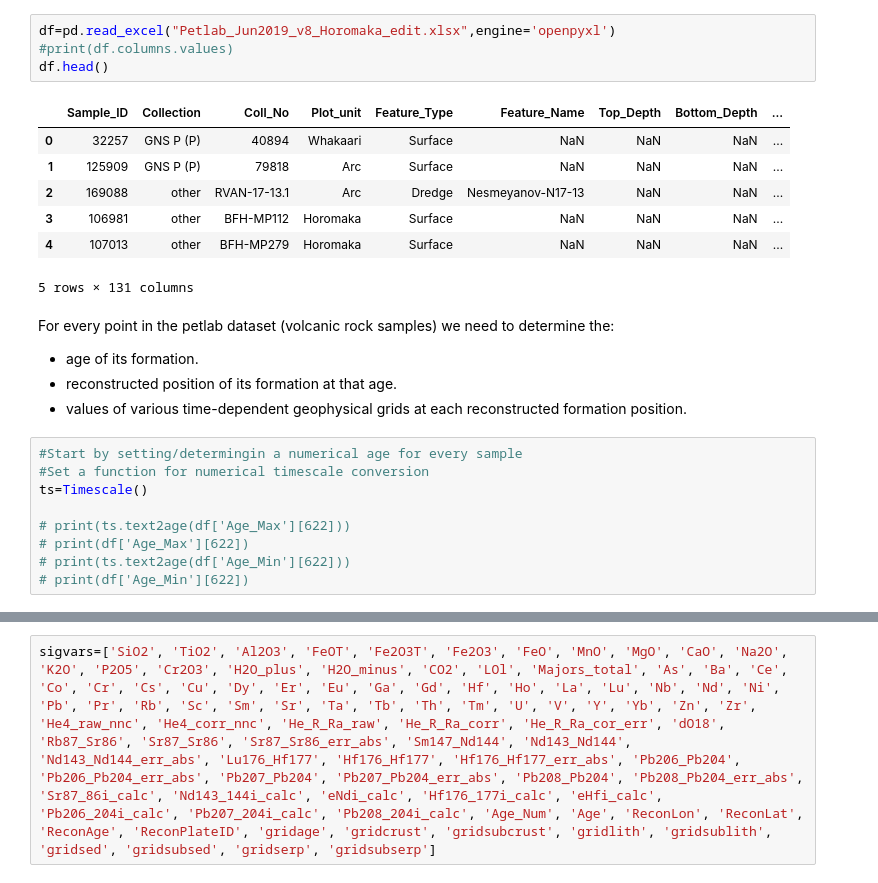
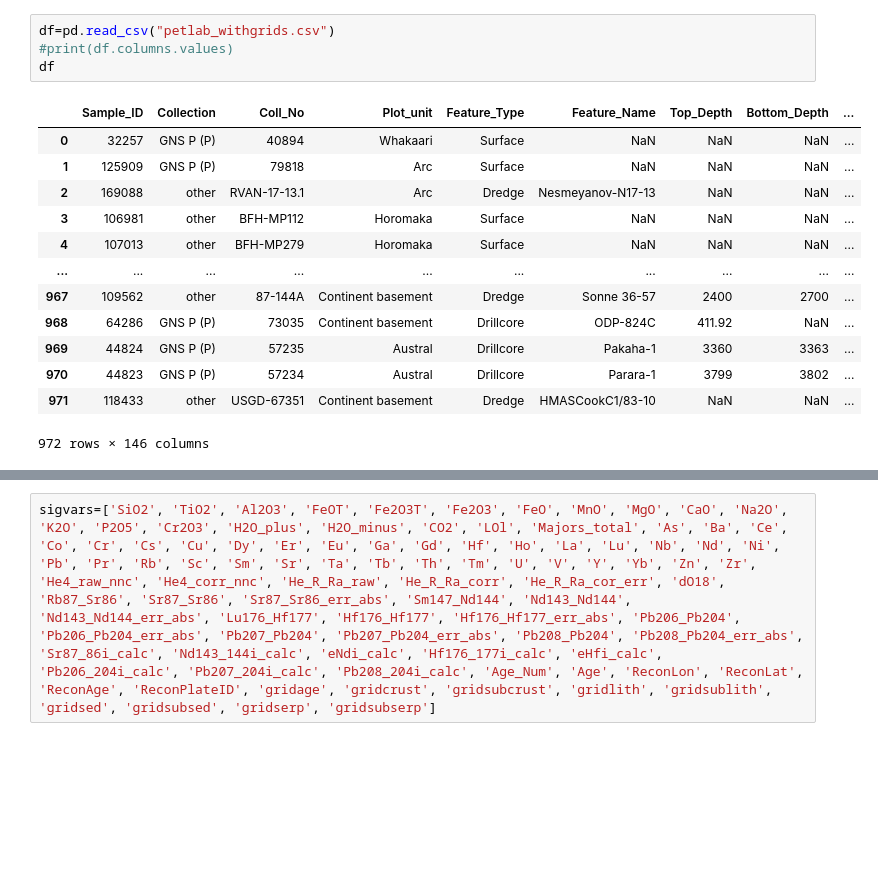
Before and after one commit to Sydney-Informatics-Hub/carbon-volcanics, a Jupyter notebook: VolcanoExplorer.ipynb, the cells around one changed output, grey strips where cells are left out. Saved outputs shown, nothing was run; the diff lists cells and outputs as text; blank space fills up the shorter version.

```diff
--- a/VolcanoExplorer.ipynb
+++ b/VolcanoExplorer.ipynb
@@ -18,26 +32,18 @@ import os
 # %%
-df=pd.read_excel("Petlab_Jun2019_v8_Horomaka_edit.xlsx",engine='openpyxl')
+df=pd.read_csv("petlab_withgrids.csv")
 #print(df.columns.values)
-df.head()
+df
 # %% [output]
 |  | Sample_ID | Collection | Coll_No | Plot_unit | Feature_Type | Feature_Name | Top_Depth | Bottom_Depth | ... |
 | 0 | 32257 | GNS P (P) | 40894 | Whakaari | Surface | NaN | NaN | NaN | ... |
 | 1 | 125909 | GNS P (P) | 79818 | Arc | Surface | NaN | NaN | NaN | ... |
 | 2 | 169088 | other | RVAN-17-13.1 | Arc | Dredge | Nesmeyanov-N17-13 | NaN | NaN | ... |
 | 3 | 106981 | other | BFH-MP112 | Horomaka | Surface | NaN | NaN | NaN | ... |
 | 4 | 107013 | other | BFH-MP279 | Horomaka | Surface | NaN | NaN | NaN | ... |
+| ... | ... | ... | ... | ... | ... | ... | ... | ... | ... |
+| 967 | 109562 | other | 87-144A | Continent basement | Dredge | Sonne 36-57 | 2400 | 2700 | ... |
+| 968 | 64286 | GNS P (P) | 73035 | Continent basement | Drillcore | ODP-824C | 411.92 | NaN | ... |
+| 969 | 44824 | GNS P (P) | 57235 | Austral | Drillcore | Pakaha-1 | 3360 | 3363 | ... |
+| 970 | 44823 | GNS P (P) | 57234 | Austral | Drillcore | Parara-1 | 3799 | 3802 | ... |
+| 971 | 118433 | other | USGD-67351 | Continent basement | Dredge | HMASCookC1/83-10 | NaN | NaN | ... |
-5 rows × 131 columns
+972 rows × 146 columns
-# %% [markdown]
-For every point in the petlab dataset (volcanic rock samples) we need to determine the:
- - age of its formation.
- - reconstructed position of its formation at that age.
- - values of various time-dependent geophysical grids at each reconstructed formation position.
-# %%
-#Start by setting/determingin a numerical age for every sample
-#Set a function for numerical timescale conversion
-ts=Timescale()
-
-# print(ts.text2age(df['Age_Max'][622]))
-# print(df['Age_Max'][622])
-# print(ts.text2age(df['Age_Min'][622]))
-# print(df['Age_Min'][622])
```
Also changed, not shown: parts of 43 cells of this notebook, 2 other files.
